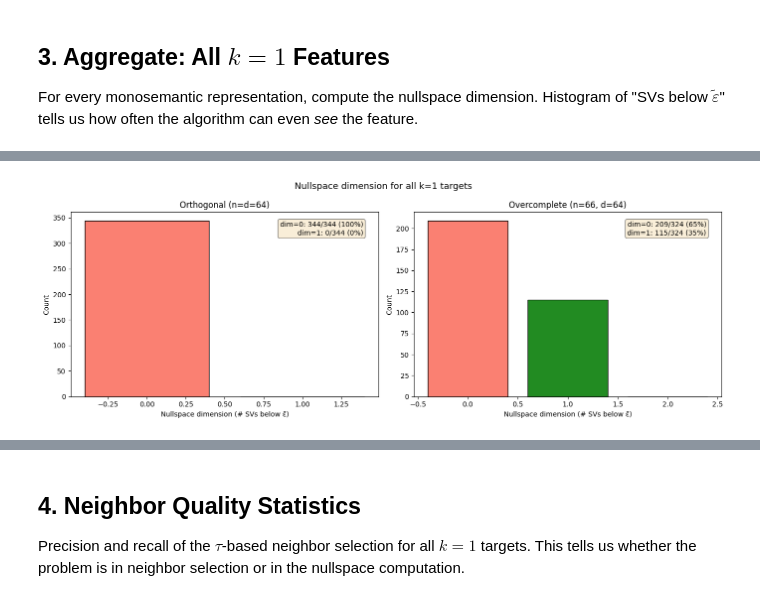
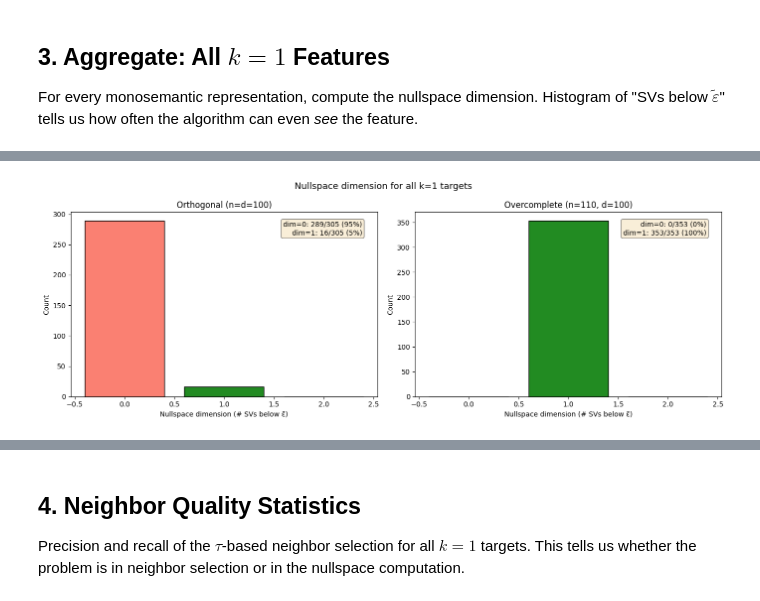
Before and after one commit to smurphnerd/monosemantic-features, a Jupyter notebook: notebooks/walkthrough.ipynb, the cells around one changed output, grey strips where cells are left out. Cells and saved outputs as stored; diff of their text form; code cells hidden in the pictures.

```diff
--- a/notebooks/walkthrough.ipynb
+++ b/notebooks/walkthrough.ipynb
@@ -611,7 +617,7 @@ if len(all_extracted) == 0:
     incorrect_gaps = torch.tensor([])
 else:
     # Match each extraction to ground truth
-    sims_to_gt = torch.abs(all_extracted_t @ basis_oc.features.T)  # (m, n)
+    sims_to_gt = torch.abs(all_extracted_t @ basis.features.T)  # (m, n)
     best_sim_per = sims_to_gt.max(dim=1).values
     is_correct = best_sim_per > 0.9
     print(f"Extractions matching a GT feature (|cos_sim| > 0.9): {is_correct.sum().item()} / {len(all_extracted)}")
@@ -677,7 +683,7 @@ else:
         sel_features = all_extracted_t[sel]
         if sel_features.shape[0] > 1:
             sel_features = _deduplicate_features(sel_features, threshold=0.95)
-        matching, scores = match_features(sel_features, basis_oc.features, threshold=0.9)
+        matching, scores = match_features(sel_features, basis.features, threshold=0.9)
         prec = len(matching) / sel_features.shape[0] if sel_features.shape[0] > 0 else 0
         rec = len(matching) / n_gt
         pr_precisions.append(prec)
@@ -816,30 +822,27 @@ We observed that monosemantic ($k=1$) representations often get **nullspace dime
 
 Generate fresh orthogonal data ($n = d = 64$) with variable sparsity ($k_{\min}=1$, $k_{\max}=3$) so we get a mix of monosemantic and polysemantic representations.
 # %%
-# Fresh orthogonal data for diagnostic
-torch.manual_seed(123)
+# Orthogonal case: proper orthonormal basis (d=100, n=100)
+torch.manual_seed(42)
 
 diag_syn_ortho = SyntheticConfig(
-    d=64, n=64, k=3,
+    d=d, n=d, k=3,
     num_representations=1000,
     sparsity_mode='variable',
     k_min=1,
 )
 
-diag_basis_ortho = generate_feature_basis(diag_syn_ortho.d, diag_syn_ortho.n)
-diag_eps_ortho = diag_basis_ortho.achieved_epsilon
+diag_basis_ortho = generate_feature_basis(d, d)  # n=d → exact orthonormal
+diag_eps_ortho = diag_basis_ortho.achieved_epsilon  # should be 0.0
 diag_reps_ortho, diag_coeffs_ortho = generate_representations(
     diag_basis_ortho.features, diag_syn_ortho, epsilon=diag_eps_ortho
 )
 
-# Identify k=1 representations
 nnz_ortho = (diag_coeffs_ortho != 0).sum(dim=1)
 mono_mask_ortho = nnz_ortho == 1
 mono_indices_ortho = torch.where(mono_mask_ortho)[0]
 
 print(f'Orthogonal case: d={diag_syn_ortho.d}, n={diag_syn_ortho.n}')
-print(f'Achieved ε = {diag_eps_ortho:.6f}')
-print(f'Total representations: {len(diag_reps_ortho)}')
+print(f'ε = {diag_eps_ortho}')
 print(f'k=1: {mono_mask_ortho.sum().item()}, k=2: {(nnz_ortho==2).sum().item()}, k=3: {(nnz_ortho==3).sum().item()}')
-print(f'\nUsing first k=1 rep as target: index {mono_indices_ortho[0].item()}')
 # %% [output]
@@ -1006,20 +1006,19 @@ Nullspace dimension (SVs < ε̃): 0
 
 Same analysis but with $n = 66 > d = 64$, so $\varepsilon > 0$ and the threshold is the actual $\tilde{\varepsilon}$ formula.
 # %%
-# Fresh overcomplete data
+# Overcomplete case: reuse the full shared basis (d=100, n=110)
 torch.manual_seed(123)
 
 diag_syn_oc = SyntheticConfig(
-    d=64, n=66, k=3,
+    d=d, n=n_feat, k=3,
     num_representations=1000,
     sparsity_mode='variable',
     k_min=1,
 )
 
-diag_basis_oc = generate_feature_basis(diag_syn_oc.d, diag_syn_oc.n)
-diag_eps_oc = diag_basis_oc.achieved_epsilon
+diag_eps_oc = eps  # reuse shared basis epsilon
 diag_reps_oc, diag_coeffs_oc = generate_representations(
-    diag_basis_oc.features, diag_syn_oc, epsilon=diag_eps_oc
+    basis.features, diag_syn_oc, epsilon=diag_eps_oc
 )
 
 nnz_oc_diag = (diag_coeffs_oc != 0).sum(dim=1)
@@ -1027,6 +1026,6 @@ mono_mask_oc = nnz_oc_diag == 1
 mono_indices_oc = torch.where(mono_mask_oc)[0]
 
 print(f'Overcomplete case: d={diag_syn_oc.d}, n={diag_syn_oc.n}')
-print(f'Achieved ε = {diag_eps_oc:.6f}  (Welch bound = {diag_basis_oc.welch_bound:.6f})')
+print(f'Achieved ε = {diag_eps_oc:.6f}  (Welch bound = {basis.welch_bound:.6f})')
 print(f'k=1: {mono_mask_oc.sum().item()}, k=2: {(nnz_oc_diag==2).sum().item()}, k=3: {(nnz_oc_diag==3).sum().item()}')
 # %% [output]
@@ -1222,40 +1221,40 @@ Overcomplete: 324 k=1 targets analyzed
 fig, axes = plt.subplots(1, 2, figsize=(14, 5))
 
 for ax, dims, label in [
-    (axes[0], ns_dims_o, 'Orthogonal (n=d=64)'),
-    (axes[1], ns_dims_c, 'Overcomplete (n=66, d=64)'),
+    (axes[0], ns_dims_o, 'Orthogonal (n=d=100)'),
+    (axes[1], ns_dims_c, 'Overcomplete (n=110, d=100)'),
 ]:
     if len(dims) == 0:
         ax.text(0.5, 0.5, 'No k=1 targets', ha='center', va='center', transform=ax.transAxes)
         ax.set_title(label)
         continue
     max_dim = max(dims) + 1
     bins = np.arange(-0.5, max_dim + 1.5, 1)
     counts, _, patches = ax.hist(dims, bins=bins, color='steelblue', edgecolor='black', rwidth=0.8)
     # Highlight dim=0 (failure) and dim=1 (ideal)
     for p, left_edge in zip(patches, bins):
         center = left_edge + 0.5
         if abs(center - 0) < 0.1:
             p.set_facecolor('salmon')
         elif abs(center - 1) < 0.1:
             p.set_facecolor('forestgreen')
     ax.set_xlabel('Nullspace dimension (# SVs below ε̃)')
     ax.set_ylabel('Count')
     ax.set_title(label)
     dim0 = dims.count(0)
     dim1 = dims.count(1)
     total = len(dims)
     ax.annotate(f'dim=0: {dim0}/{total} ({100*dim0/total:.0f}%)\n'
                 f'dim=1: {dim1}/{total} ({100*dim1/total:.0f}%)',
                 xy=(0.95, 0.95), xycoords='axes fraction',
                 ha='right', va='top', fontsize=10,
                 bbox=dict(boxstyle='round', facecolor='wheat', alpha=0.5))
 
 plt.suptitle('Nullspace dimension for all k=1 targets', fontsize=13)
 plt.tight_layout()
 plt.show()
 # %% [output]
-[figure, old version]
+[figure, new version]
 # %%
 # Spectral gap as discriminator vs nullspace dim
 fig, axes = plt.subplots(1, 2, figsize=(14, 5))
```
Also changed, not shown: parts of 36 cells of this notebook.
